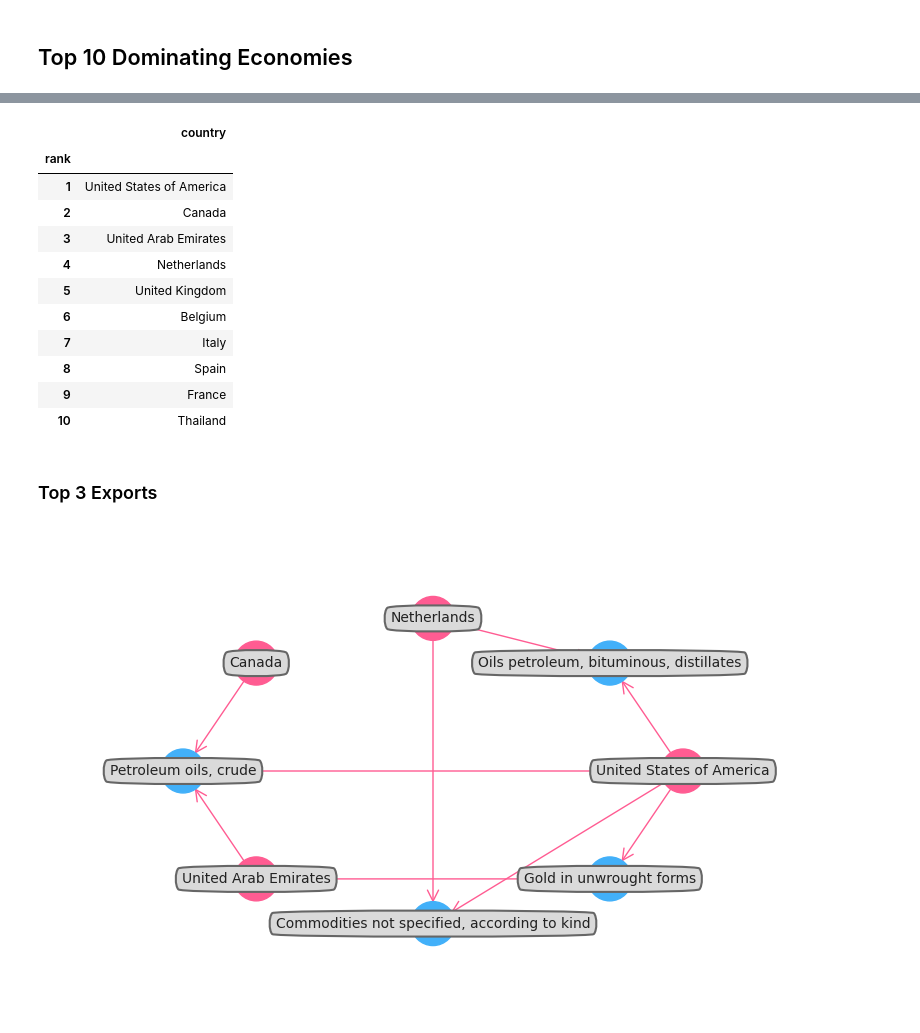
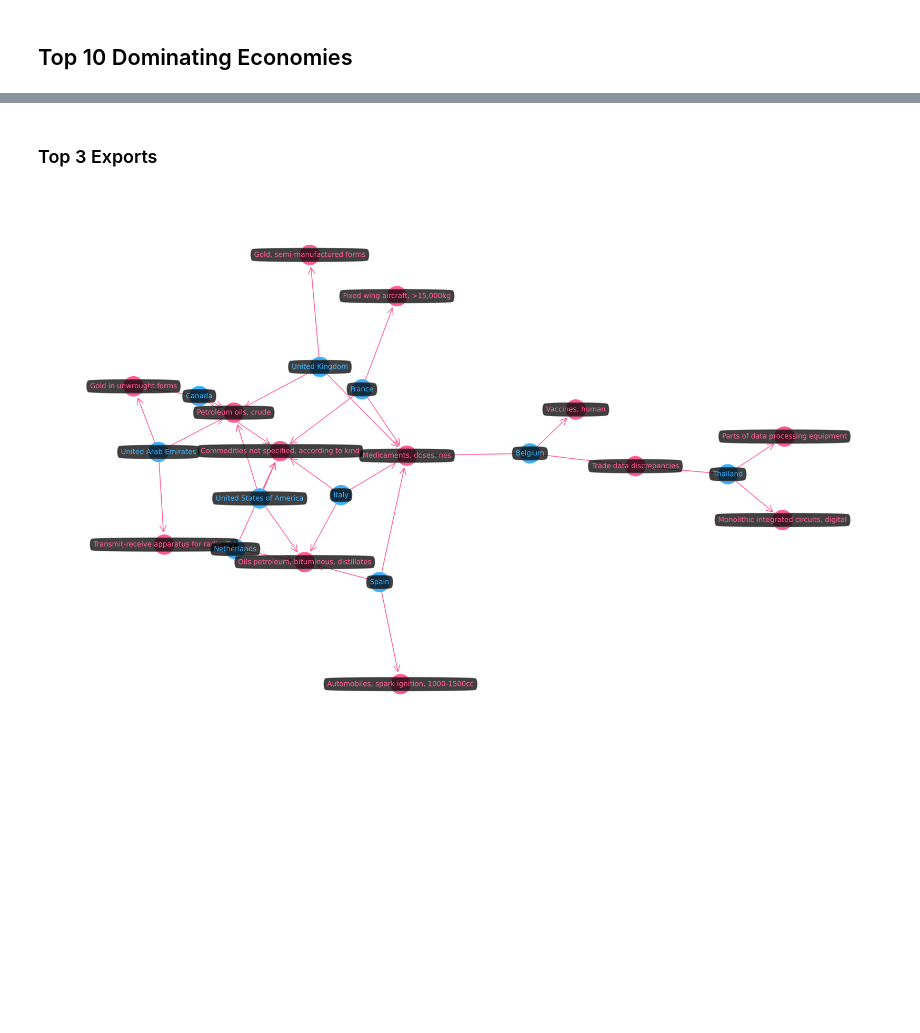
Before and after one commit to DataLabTechTV/datalab, a Jupyter notebook: notebooks/econ_comp.ipynb, the cells around one changed output, grey strips where cells are left out. Saved outputs shown, nothing was run; the diff lists cells and outputs as text; code cells hidden in the pictures; blank space fills up the shorter version.

```diff
--- a/notebooks/econ_comp.ipynb
+++ b/notebooks/econ_comp.ipynb
@@ -14,6 +14,11 @@ assert db_path.exists(), "You need to create the graph DB using dlctl first"
 # %%
 db = kuzu.Database(db_path)
 conn = kuzu.Connection(db)
+# %%
+LABEL_PROPS = {
+    "Country": "country_name_short",
+    "Product": "product_name_short",
+}
 # %% [markdown]
 # Analysis
 # %% [markdown]
@@ -30,54 +51,31 @@ result = conn.execute(
-# %%
-dom_econ_df = result.get_as_df()[["country"]]
-dom_econ_df.index = pd.RangeIndex(start=1, stop=len(dom_econ_df) + 1, name="rank")
-dom_econ_df
-# %% [output]
-|  | country |
-| rank |  |
-| 1 | United States of America |
-| 2 | Canada |
-| 3 | United Arab Emirates |
-| 4 | Netherlands |
-| 5 | United Kingdom |
-| 6 | Belgium |
-| 7 | Italy |
-| 8 | Spain |
-| 9 | France |
-| 10 | Thailand |
 # %% [markdown]
 ### Top 3 Exports
 # %%
-result = conn.execute(
+dom_econ_g = conn.execute(
     """
     MATCH (c:Country)
-    WITH c AS c
+    WITH c
     ORDER BY c.con_score DESC
     LIMIT 10
 
     MATCH (c)-[e:Exports]->(p:Product)
-    WITH p AS p, c AS c, e AS e
-    ORDER BY e.amount_usd DESC
-    LIMIT 20
+    MATCH (c2:Country)-[:Exports]->(p)
 
-    WITH p AS p,
-        collect({ source: c, rel: e }) AS exports,
-        count(DISTINCT c) AS n_countries
-    WHERE n_countries > 1
+    WITH c, e, p, count(DISTINCT c2) AS exporters
+    WHERE exporters > 1
+    WITH c, e, p
+    ORDER BY c.node_id, e.amount_usd DESC
+    SKIP 0
 
-    UNWIND exports AS e
-    RETURN e.source AS country, e.rel AS exports, p AS product
+    WITH c, collect({p: p, e: e}) AS export_list
+
+    UNWIND list_slice(export_list, 0, 3) AS r
+    RETURN c, r.e, r.p
+    ORDER BY c.node_id, r.p.node_id
     """
-)
+).get_as_networkx()
+
+vis.set_labels(dom_econ_g, LABEL_PROPS)
+vis.plot(dom_econ_g, scale=1.25, seed=3)
+# %% [output]
+[figure, added]
-# %%
-dom_econ_g = result.get_as_networkx()
-
-for node, data in dom_econ_g.nodes(data=True):
-    match data["_label"]:
-        case "Country":
-            data["label"] = data["country_name_short"]
-        case "Product":
-            data["label"] = data["product_name_short"]
-
-vis.plot(dom_econ_g)
-# %% [output]
-[figure, removed]
```
Also changed, not shown: parts of 9 cells of this notebook.
